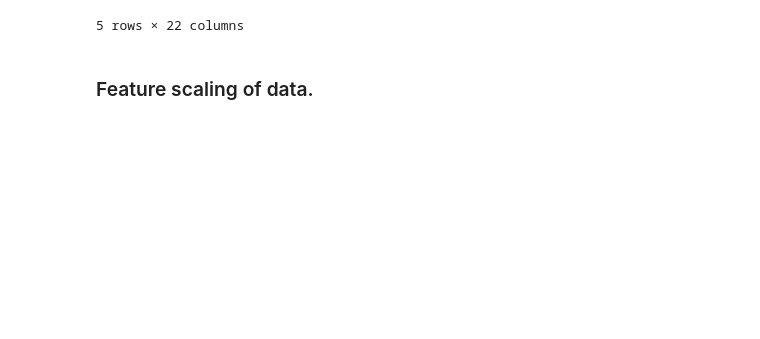
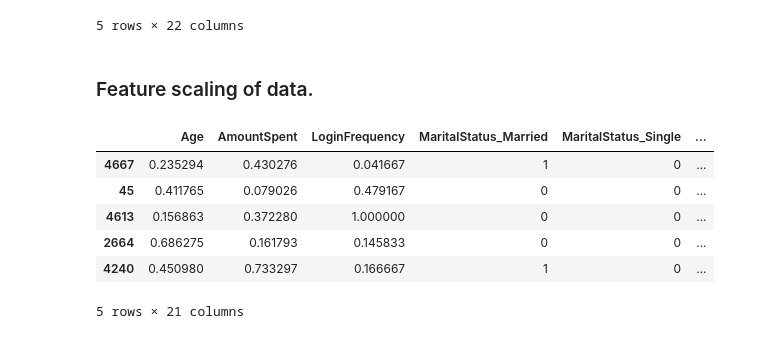
Before and after one commit to 87690ut/Virtual-Internships-Portfolio, a Jupyter notebook: Lloyds_Customer_Churn_Analysis/Llyods_Customer_Churn_Prediction-Analysis.ipynb, the cells around one changed output. Saved outputs shown, nothing was run; the diff lists cells and outputs as text; code cells hidden in the pictures; blank space fills up the shorter version.

Commit message:
column check

```diff
--- a/Lloyds_Customer_Churn_Analysis/Llyods_Customer_Churn_Prediction-Analysis.ipynb
+++ b/Lloyds_Customer_Churn_Analysis/Llyods_Customer_Churn_Prediction-Analysis.ipynb
@@ -299,3 +299,13 @@ col_scaled = ['Age', 'AmountSpent', 'LoginFrequency', 'LastLoginMonth', 'Interac
 X_train[col_scaled] = scaler.fit_transform(X_train[col_scaled])  # scaling the column in train set.
 # %%
 X_test[col_scaled] = scaler.transform(X_test[col_scaled])  # scaling the column in test set.
+# %%
+X_train.head()
+# %% [output]
+|  | Age | AmountSpent | LoginFrequency | MaritalStatus_Married | MaritalStatus_Single | ... |
+| 4667 | 0.235294 | 0.430276 | 0.041667 | 1 | 0 | ... |
+| 45 | 0.411765 | 0.079026 | 0.479167 | 0 | 0 | ... |
+| 4613 | 0.156863 | 0.372280 | 1.000000 | 0 | 0 | ... |
+| 2664 | 0.686275 | 0.161793 | 0.145833 | 0 | 0 | ... |
+| 4240 | 0.450980 | 0.733297 | 0.166667 | 1 | 0 | ... |
+5 rows × 21 columns
```
Also changed, not shown: parts of 1 cell of this notebook.
